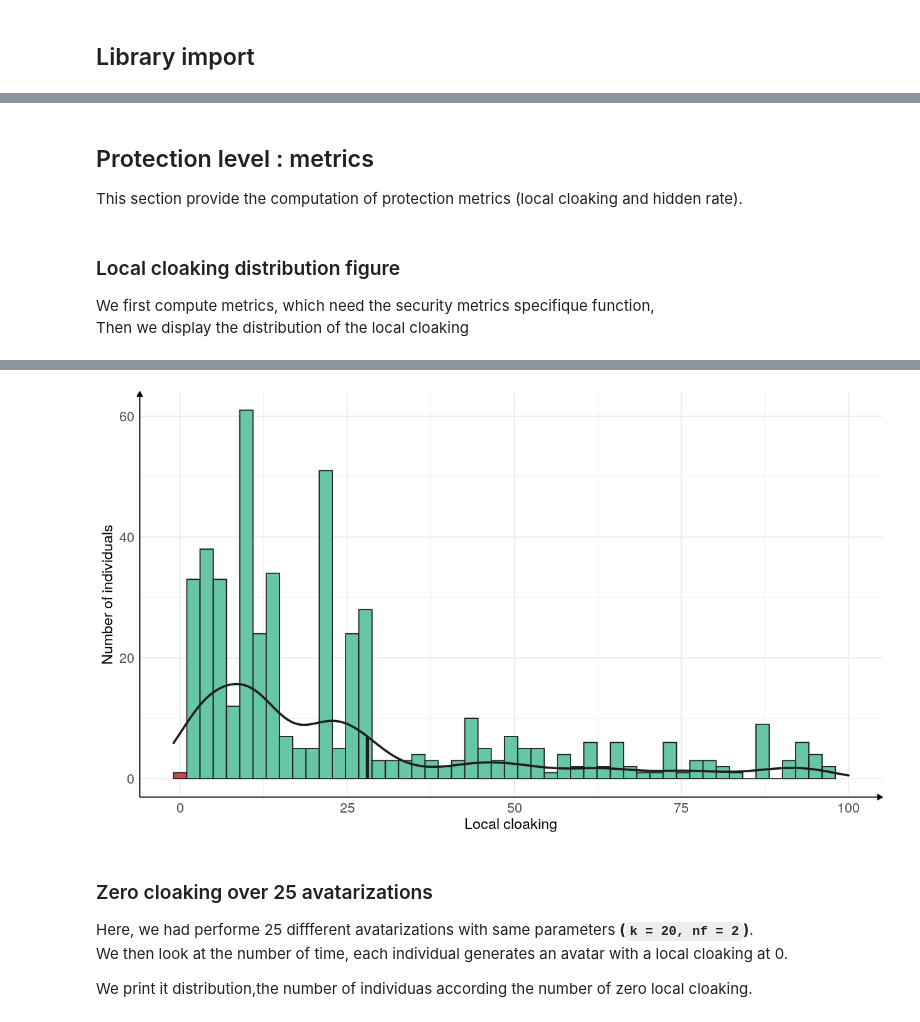
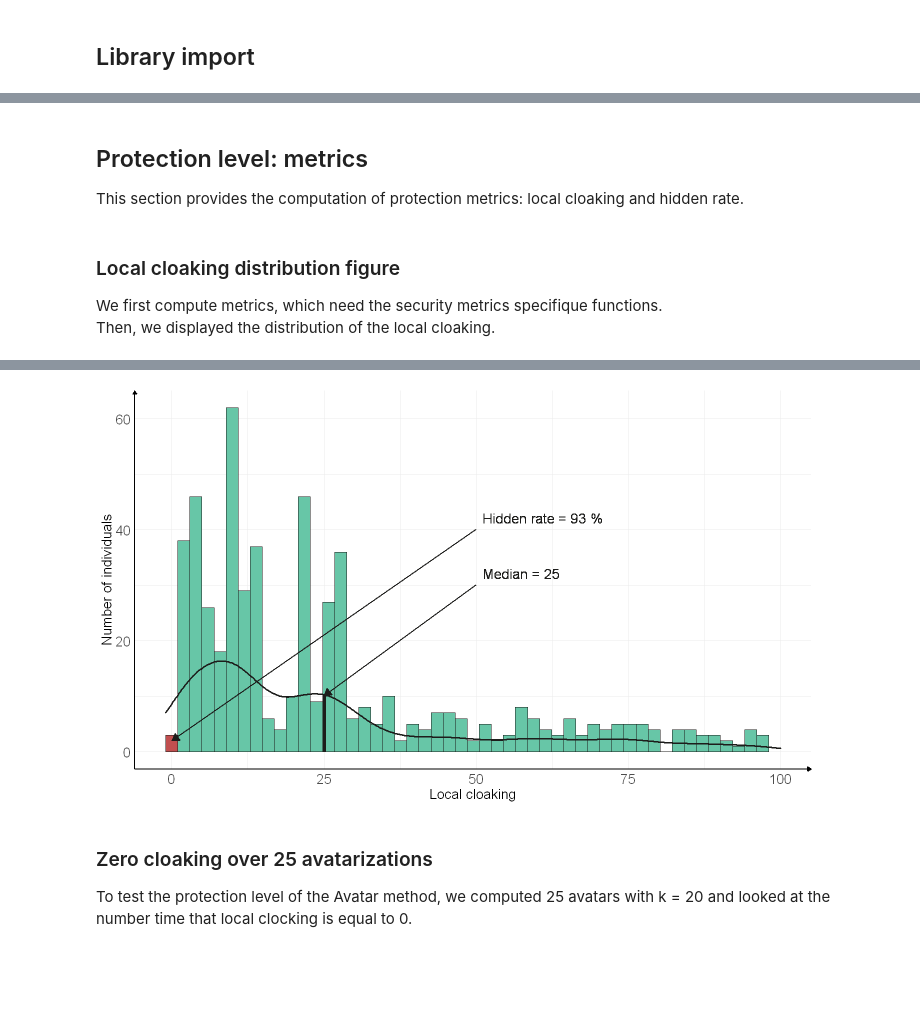
Before and after one commit to octopize/avatar-paper, a Jupyter notebook: notebooks/final_figure/messageAB_WBCD.ipynb, the cells around one changed output, grey strips where cells are left out. Saved outputs shown, nothing was run; the diff lists cells and outputs as text; code cells hidden in the pictures; blank space fills up the shorter version.

```diff
--- a/notebooks/final_figure/messageAB_WBCD.ipynb
+++ b/notebooks/final_figure/messageAB_WBCD.ipynb
@@ -64,12 +57,9 @@ py_run_string("from lsg.dimension.projection import Projection")
 py_run_string("from lsg.security_metrics.record_to_avatar_distance import record_to_avatar_distance")
 py_run_string("from lsg.security_metrics.local_cloaking import local_cloaking")
 # %%
-data <- read.csv("../../datasets/WBCD/breast_cancer_wisconsin.csv", sep = ",", na.strings = c("NA",
-    "", NA))
+data <- read.csv("../../datasets/WBCD/breast_cancer_wisconsin.csv", sep = ",", na.strings = c("NA", "", NA))
 data <- data[, -1]
-avatar <- read.csv("../../datasets/WBCD/breast_cancer_wisconsin_avatarized_k20.csv",
-    sep = ",", na.strings = c("NA", "", NA))
+avatar <- read.csv("../../datasets/WBCD/breast_cancer_wisconsin_avatarized_k20.csv", sep = ",", na.strings = c("NA", "", NA))
 
-avatar$Class = as_factor(avatar$Class)
-
-data$Class = as_factor(data$Class)
+avatar$Class <- as_factor(avatar$Class)
+data$Class <- as_factor(data$Class)
@@ -134,44 +109,47 @@ if (save) {
 # %% [markdown]
-## Protection level : metrics
+## Protection level: metrics
 
-This section provide the computation of protection metrics (local cloaking and hidden rate).
+This section provides the computation of protection metrics: local cloaking and hidden rate.
 # %% [markdown]
 ### Local cloaking distribution figure
 
-We first compute metrics, which need the security metrics specifique function,
-Then we display the distribution of the local cloaking
+We first compute metrics, which need the security metrics specifique functions.
+Then, we displayed the distribution of the local cloaking.
 # %%
-metrics = py$Security_metrics()
-metrics$fit(data, avatar, nf= 5L)
+metrics <- py$Security_metrics()
+metrics$fit(data, avatar, nf = 2L)
 # %%
 df_local_cloaking <- data.frame(metrics$local_cloaking["hit_counts"])
+color_vector <- c(rep("#c14f4f", 2), rep(colors['avatar', 'color'], 50))
 # %%
-save = FALSE
+intersect_median_density <- 10.1
 
-options(repr.plot.width = 10.5, repr.plot.height = 6)
-
-color_vector =  c(rep("#c14f4f",2), rep(colors['avatar', 'color'],50))
-
-
-if (save) {tiff(paste0(file_results,"WBCD_local_cloaking.tiff"), width = 18, height = 14, units = "cm", res = 300)}
-dist = ggplot(df_local_cloaking, aes(hit_counts.1)) +
+options(repr.plot.width = 12, repr.plot.height = 7)
+#par(mar = c(5,7,4,2) + 0.1)
+#par(mar = c(5,4,4,2) + 0.1)
+ggplot(df_local_cloaking, aes(hit_counts.1)) +
     geom_histogram(bins = 52, fill = color_vector, color = "#1D1D1B") +
-    geom_density(aes(y= ..count..), lwd = 1, color = "#1D1D1B") +
+    geom_density(aes(y = ..count..), lwd = 1, color = "#1D1D1B") +
     xlim(c(-1,100)) +
     theme_minimal() +
     xlab("Local cloaking") +
     ylab("Number of individuals") +
-   theme(axis.title = element_text(size =14, family="Helvetica"),
-          axis.text = element_text(size = 13, family = "Helvetica"),
-         axis.line = element_line(colour = "black",
-                          size = 0.5, linetype = "solid", arrow = arrow(type='closed', length = unit(5,'pt'))))+
-    geom_segment(aes(x = median(hit_counts.1),
-                     y = 0,
-                     xend = median(hit_counts.1),
-                     yend = 7), color= '#1D1D1B', size = 1) +
+    theme(axis.title = element_text(size = 16), #, family="Helvetica"),
+          axis.text = element_text(size = 16), #, family = "Helvetica"),
+          axis.line = element_line(colour = "black",
+                                   size = 0.8,
+                                   linetype = "solid",
+                                   arrow = arrow(type='closed', length = unit(5,'pt')))) +
+    geom_segment(aes(x = median(hit_counts.1), y = 0, xend = median(hit_counts.1), yend = intersect_median_density),
+                 color = '#1D1D1B', size = 2) +
+    geom_segment(aes(x = median(hit_counts.1) + 25, y = intersect_median_density + 20, xend = median(hit_counts.1), yend = intersect_median_density),
+                 color = '#1D1D1B', size = 0.8, arrow = arrow(type='closed', length = unit(10,'pt'))) +
+    geom_text(aes(x = median(hit_counts.1) + 32.5, y = intersect_median_density + 22, label = paste0("Median = ", median(hit_counts.1))),
+              color = '#1D1D1B', size = 6) +
+    geom_segment(aes(x = median(hit_counts.1) + 25, y = intersect_median_density + 30, xend = 0, yend = sum(df_local_cloaking[,1] == 0) - 1),
+                 color = '#1D1D1B', size = 0.8, arrow = arrow(type='closed', length = unit(10,'pt'))) +
+    geom_text(aes(x = median(hit_counts.1) + 36, y = intersect_median_density + 32, label = paste0("Hidden rate = ", round(metrics$hidden_rate, 0), " %")),
+              color = '#1D1D1B', size = 6) +
     scale_color_manual(name = "statistics", values = c(median = "red"))
-
-dist
-if (save) {dev.off()}
 # %% [output]
 Warning message:
@@ -181,10 +161,6 @@ Warning message:
-[figure, old version]
+[figure, new version]
 # %% [markdown]
 ###  Zero cloaking over 25 avatarizations
 
-
-Here, we had performe 25 diffferent avatarizations with same parameters **(`k = 20, nf = 2`)**.
-We then look at the number of time, each individual generates an avatar with a local cloaking at 0.
-
-We print it distribution,the number of individuas according the number of zero local cloaking.
+To test the protection level of the Avatar method, we computed 25 avatars with k = 20 and looked at the number time that local clocking is equal to 0.
 # %%
```
Also changed, not shown: parts of 19 cells of this notebook, 1 other file.
